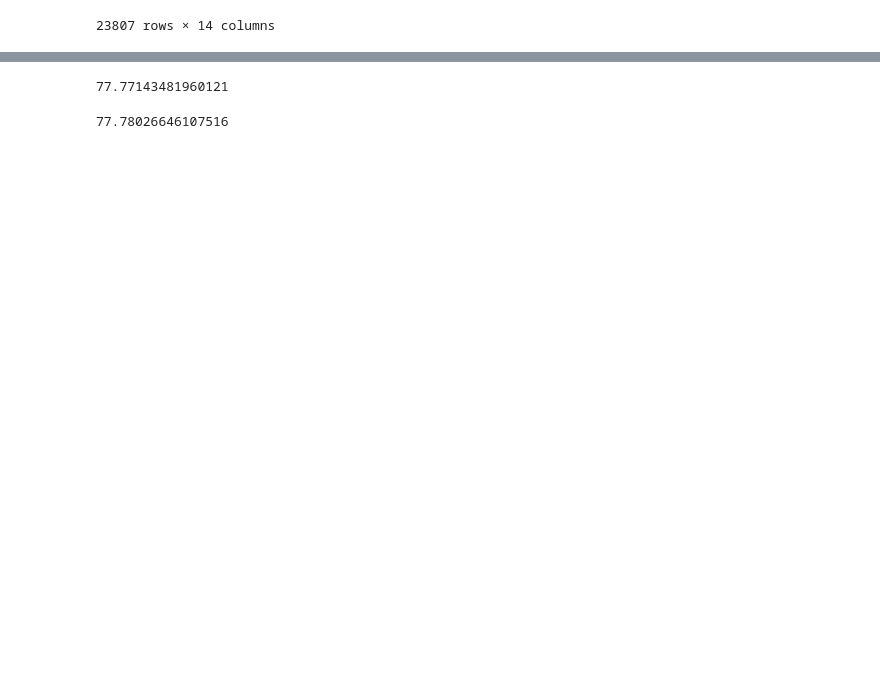
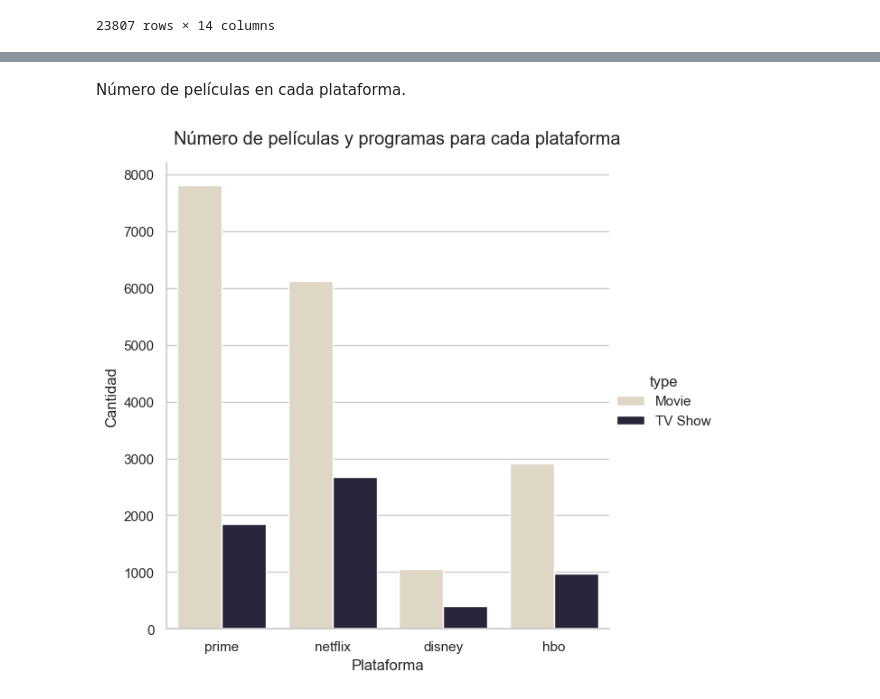
Before and after one commit to Marce-Valverde/PFGrupo19, a Jupyter notebook: Proyecto.ipynb, the cells around one changed output, grey strips where cells are left out. Saved outputs shown, nothing was run; the diff lists cells and outputs as text; code cells hidden in the pictures; blank space fills up the shorter version.

```diff
--- a/Proyecto.ipynb
+++ b/Proyecto.ipynb
@@ -1013,4 +855,0 @@ varianza_netflix_poblacional = netflix['release_year'].var(ddof=0)
-# %%
-varianza_netflix_poblacional
-# %% [output]
-77.77143481960121
@@ -1019,4 +856,9 @@ varianza_netflix_muestral = netflix['release_year'].var(ddof=1)
-# %%
-varianza_netflix_muestral
-# %% [output]
-77.78026646107516
+# %% [markdown]
+Número de películas en cada plataforma.
+# %%
+g=sns.catplot(data=df,x='platform',kind='count',palette='ch:s=-.2,r=.6',order=['prime','netflix','disney','hbo'],hue='type',height=6)
+g.fig.suptitle('Número de películas y programas para cada plataforma',y=1.03)
+g.set(xlabel='Plataforma',ylabel='Cantidad')
+plt.show()
+# %% [output]
+[figure, added]
```
Also changed, not shown: parts of 55 cells of this notebook.
